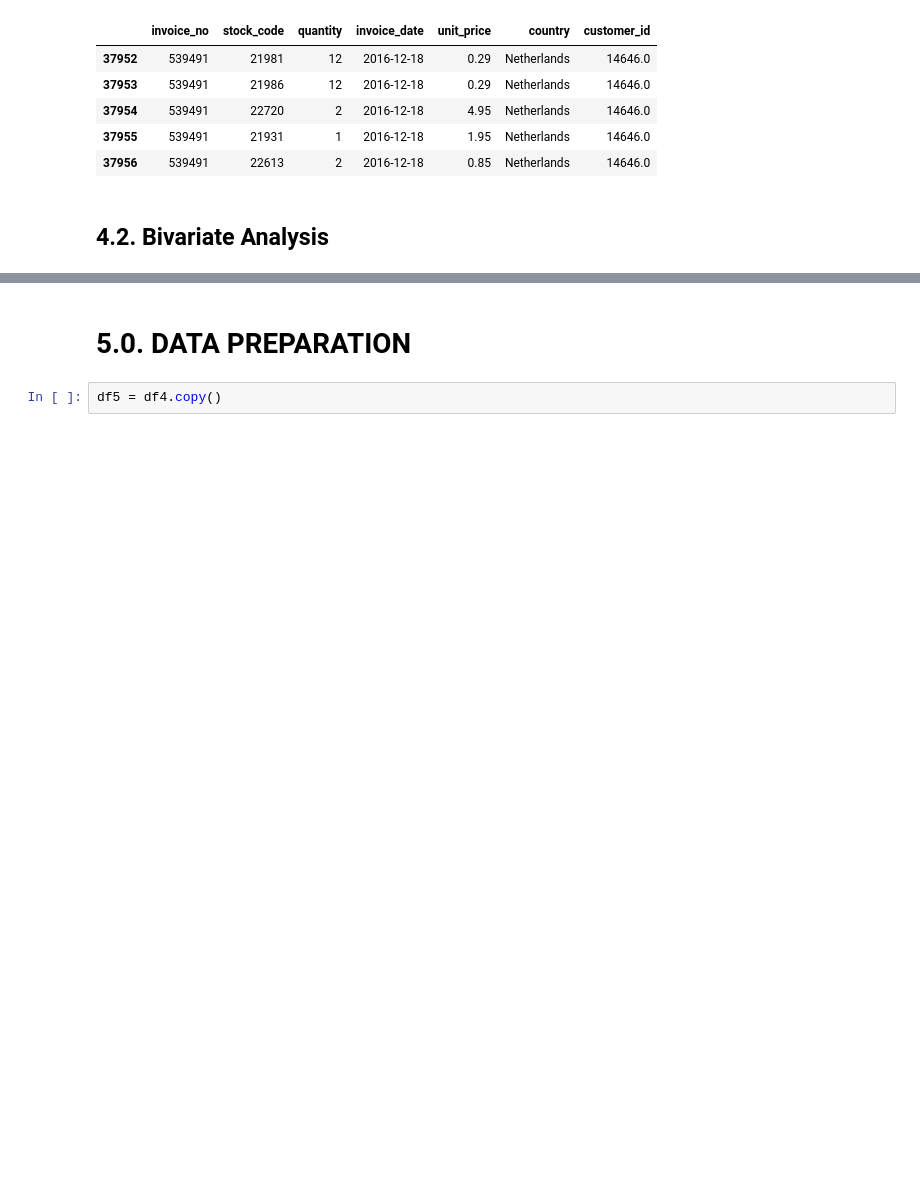
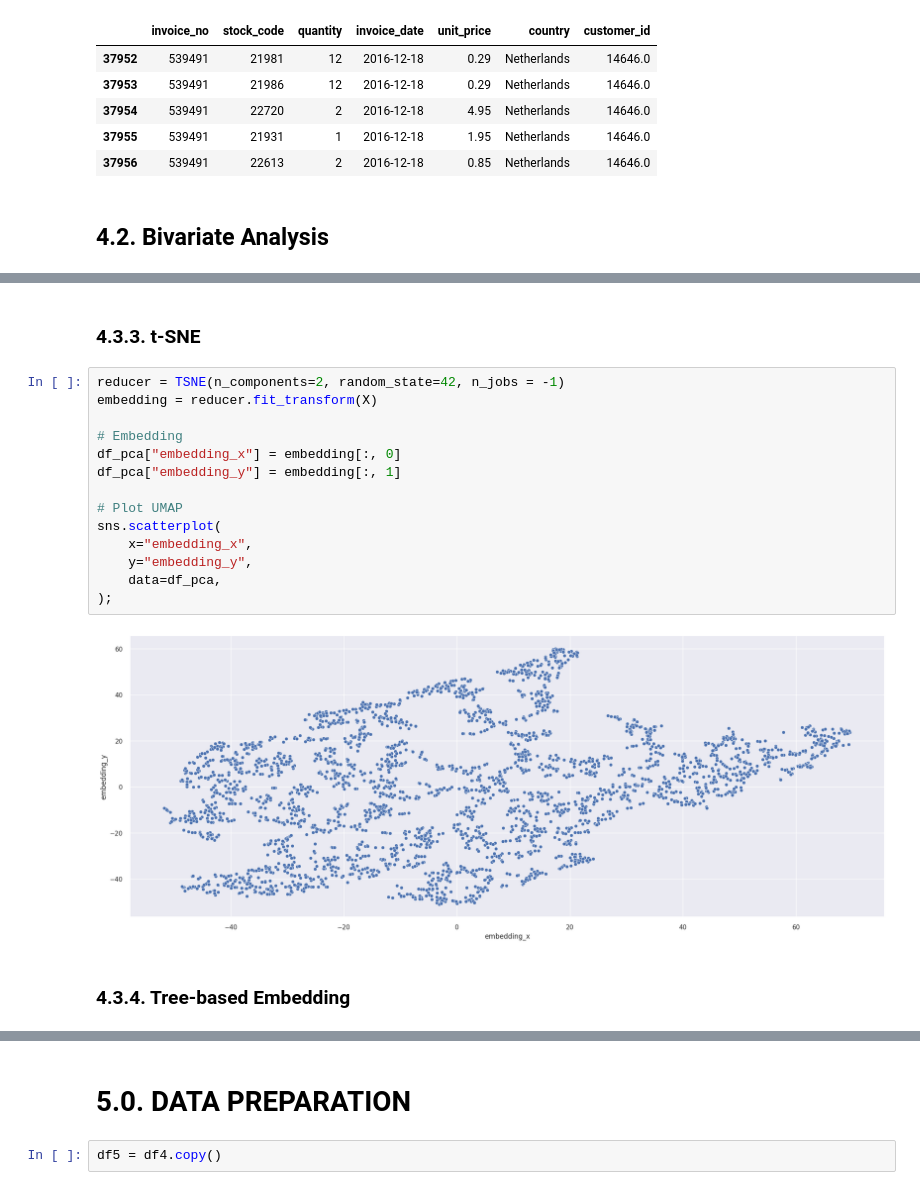
Before and after one commit to ThiagoBorges81/clustering_ml_project, a Jupyter notebook: notebooks/c00_insiders_clustering.ipynb, the cells around one changed output, grey strips where cells are left out. Drawn from its saved outputs; the diff is of its cells as text; blank space fills up the shorter version.

```diff
--- a/notebooks/c00_insiders_clustering.ipynb
+++ b/notebooks/c00_insiders_clustering.ipynb
@@ -904,0 +999,20 @@ df3[df3['customer_id']==14646.0].head()
+# %% [markdown]
+### 4.3.3. t-SNE
+# %%
+reducer = TSNE(n_components=2, random_state=42, n_jobs = -1)
+embedding = reducer.fit_transform(X)
+
+# Embedding
+df_pca["embedding_x"] = embedding[:, 0]
+df_pca["embedding_y"] = embedding[:, 1]
+
+# Plot UMAP
+sns.scatterplot(
+    x="embedding_x",
+    y="embedding_y",
+    data=df_pca,
+);
+# %% [output]
+[figure, added]
+# %% [markdown]
+### 4.3.4. Tree-based Embedding
```
Also changed, not shown: parts of 20 cells of this notebook.
